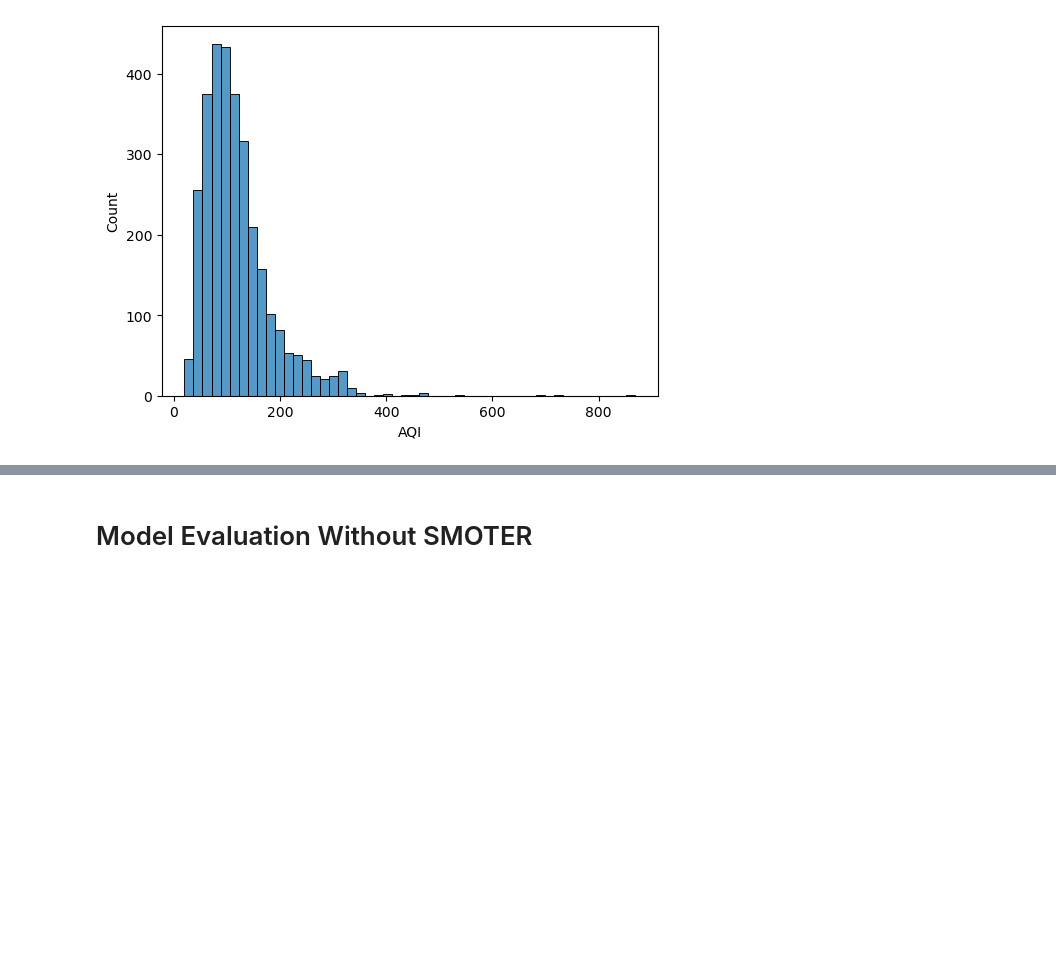
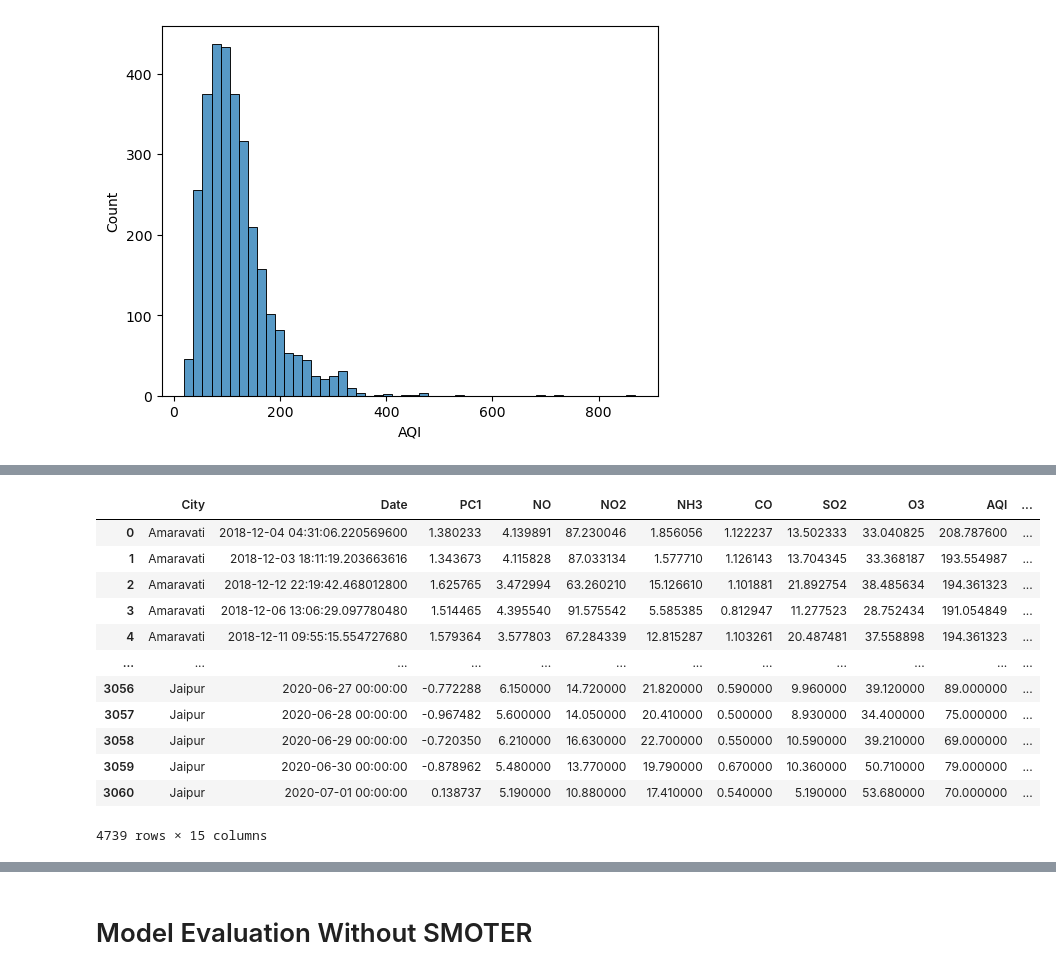
Before and after one commit to Luke1709/CSC-40080, a Jupyter notebook: final.ipynb, the cells around one changed output, grey strips where cells are left out. Saved outputs shown, nothing was run; the diff lists cells and outputs as text; code cells hidden in the pictures; blank space fills up the shorter version.

```diff
--- a/final.ipynb
+++ b/final.ipynb
@@ -848,3 +852,19 @@ Name: 0, Length: 1097, dtype: object' has dtype incompatible with float64, pleas
+# %%
+model_data_smoter
+# %% [output]
+|  | City | Date | PC1 | NO | NO2 | NH3 | CO | SO2 | O3 | AQI | ... |
+| 0 | Amaravati | 2018-12-04 04:31:06.220569600 | 1.380233 | 4.139891 | 87.230046 | 1.856056 | 1.122237 | 13.502333 | 33.040825 | 208.787600 | ... |
+| 1 | Amaravati | 2018-12-03 18:11:19.203663616 | 1.343673 | 4.115828 | 87.033134 | 1.577710 | 1.126143 | 13.704345 | 33.368187 | 193.554987 | ... |
+| 2 | Amaravati | 2018-12-12 22:19:42.468012800 | 1.625765 | 3.472994 | 63.260210 | 15.126610 | 1.101881 | 21.892754 | 38.485634 | 194.361323 | ... |
+| 3 | Amaravati | 2018-12-06 13:06:29.097780480 | 1.514465 | 4.395540 | 91.575542 | 5.585385 | 0.812947 | 11.277523 | 28.752434 | 191.054849 | ... |
+| 4 | Amaravati | 2018-12-11 09:55:15.554727680 | 1.579364 | 3.577803 | 67.284339 | 12.815287 | 1.103261 | 20.487481 | 37.558898 | 194.361323 | ... |
+| ... | ... | ... | ... | ... | ... | ... | ... | ... | ... | ... | ... |
+| 3056 | Jaipur | 2020-06-27 00:00:00 | -0.772288 | 6.150000 | 14.720000 | 21.820000 | 0.590000 | 9.960000 | 39.120000 | 89.000000 | ... |
+| 3057 | Jaipur | 2020-06-28 00:00:00 | -0.967482 | 5.600000 | 14.050000 | 20.410000 | 0.500000 | 8.930000 | 34.400000 | 75.000000 | ... |
+| 3058 | Jaipur | 2020-06-29 00:00:00 | -0.720350 | 6.210000 | 16.630000 | 22.700000 | 0.550000 | 10.590000 | 39.210000 | 69.000000 | ... |
+| 3059 | Jaipur | 2020-06-30 00:00:00 | -0.878962 | 5.480000 | 13.770000 | 19.790000 | 0.670000 | 10.360000 | 50.710000 | 79.000000 | ... |
+| 3060 | Jaipur | 2020-07-01 00:00:00 | 0.138737 | 5.190000 | 10.880000 | 17.410000 | 0.540000 | 5.190000 | 53.680000 | 70.000000 | ... |
+4739 rows × 15 columns
 # %%
 # Distribtion of AQI after SMOTER
 sns.histplot(model_data_smoter['AQI'], bins=50)
```
Also changed, not shown: parts of 29 cells of this notebook, 1 other file.
